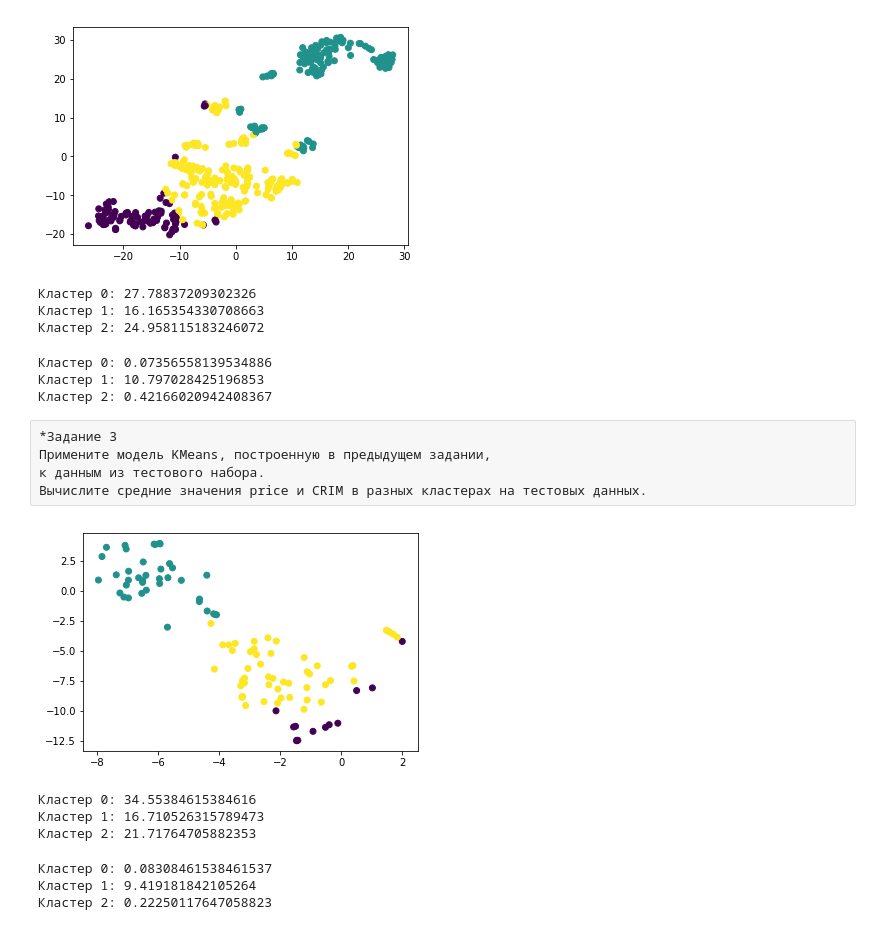
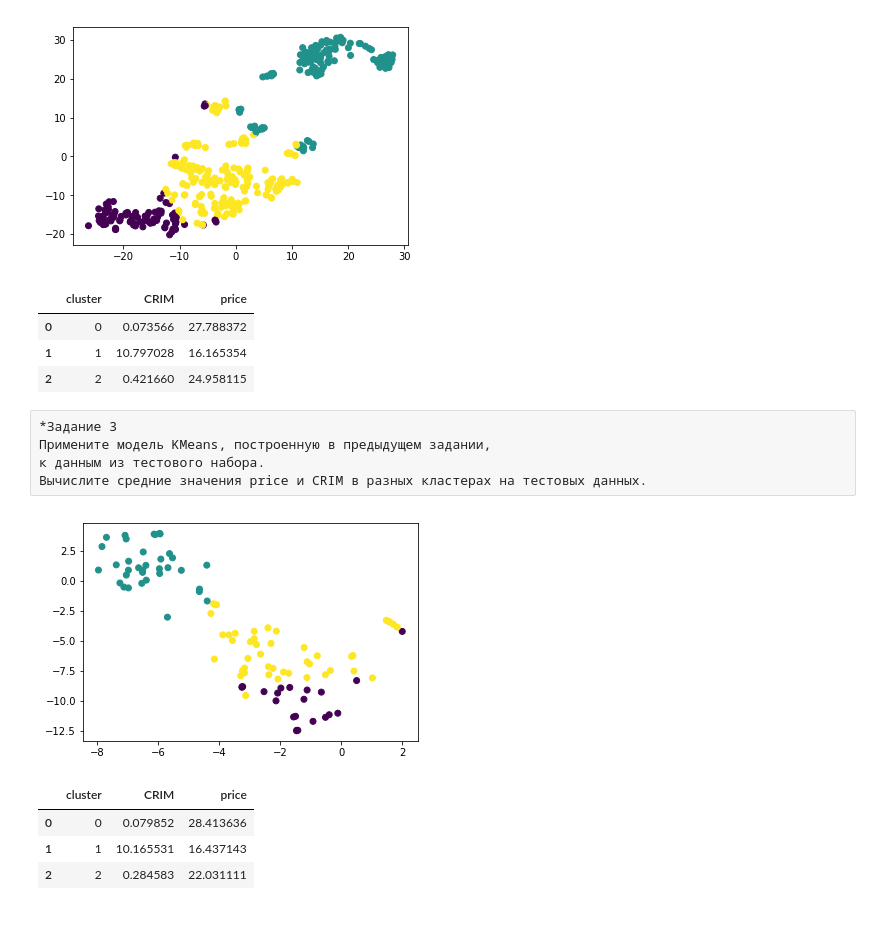
Before and after one commit to Setom29/GB_python, a Jupyter notebook: Python_libs_for_Data_Science/lesson8/lesson8.ipynb, the cells around one changed output. Drawn from its saved outputs; the diff is of its cells as text; code cells hidden in the pictures.

```diff
--- a/Python_libs_for_Data_Science/lesson8/lesson8.ipynb
+++ b/Python_libs_for_Data_Science/lesson8/lesson8.ipynb
@@ -56,22 +56,18 @@ plt.scatter(X_train_tsne[:, 0], X_train_tsne[:, 1], c=labels_train)
 plt.show()
 # %% [output]
 [figure]
-# %%
-print('Кластер 0: {}'.format(y_train[labels_train == 0].mean()))
-print('Кластер 1: {}'.format(y_train[labels_train == 1].mean()))
-print('Кластер 2: {}'.format(y_train[labels_train == 2].mean()))
-# %% [output]
-Кластер 0: 27.78837209302326
-Кластер 1: 16.165354330708663
-Кластер 2: 24.958115183246072
-# %%
-print('Кластер 0: {}'.format(X_train.loc[labels_train == 0, 'CRIM'].mean()))
-print('Кластер 1: {}'.format(X_train.loc[labels_train == 1, 'CRIM'].mean()))
-print('Кластер 2: {}'.format(X_train.loc[labels_train == 2, 'CRIM'].mean()))
-# %% [output]
-Кластер 0: 0.07356558139534886
-Кластер 1: 10.797028425196853
-Кластер 2: 0.42166020942408367
+# %%
+stats = pd.DataFrame({
+"CRIM": X_train["CRIM"],
+"price": y_train,
+"cluster": labels_train
+})
+stats.groupby(["cluster"])[["CRIM", "price"]].mean().reset_index()
+# %% [output]
+|  | cluster | CRIM | price |
+| 0 | 0 | 0.073566 | 27.788372 |
+| 1 | 1 | 10.797028 | 16.165354 |
+| 2 | 2 | 0.421660 | 24.958115 |
 # %% [raw]
 *Задание 3
 Примените модель KMeans, построенную в предыдущем задании,
@@ -80,24 +76,20 @@ print('Кластер 2: {}'.format(X_train.loc[labels_train == 2, 'CRIM'].mean(
 # %%
 X_test_scaled = pd.DataFrame(scaler.fit_transform(X_test), columns=X_test.columns)
 X_test_tsne = tsne.fit_transform(X_test_scaled)
-labels_test = model.fit_predict(X_test_scaled)
+labels_test = model.predict(X_test_scaled)
 plt.scatter(X_test_tsne[:, 0], X_test_tsne[:, 1], c=labels_test)
 plt.show()
 # %% [output]
-[figure, old version]
+[figure, new version]
-# %%
-print('Кластер 0: {}'.format(y_test[labels_test == 0].mean()))
-print('Кластер 1: {}'.format(y_test[labels_test == 1].mean()))
-print('Кластер 2: {}'.format(y_test[labels_test == 2].mean()))
-# %% [output]
-Кластер 0: 34.55384615384616
-Кластер 1: 16.710526315789473
-Кластер 2: 21.71764705882353
-# %%
-print('Кластер 0: {}'.format(X_test.loc[labels_test == 0, 'CRIM'].mean()))
-print('Кластер 1: {}'.format(X_test.loc[labels_test == 1, 'CRIM'].mean()))
-print('Кластер 2: {}'.format(X_test.loc[labels_test == 2, 'CRIM'].mean()))
-# %% [output]
-Кластер 0: 0.08308461538461537
-Кластер 1: 9.419181842105264
-Кластер 2: 0.22250117647058823
+# %%
+stats = pd.DataFrame({
+"CRIM": X_test["CRIM"],
+"price": y_test,
+"cluster": labels_test
+})
+stats.groupby(["cluster"])[["CRIM", "price"]].mean().reset_index()
+# %% [output]
+|  | cluster | CRIM | price |
+| 0 | 0 | 0.079852 | 28.413636 |
+| 1 | 1 | 10.165531 | 16.437143 |
+| 2 | 2 | 0.284583 | 22.031111 |
```
